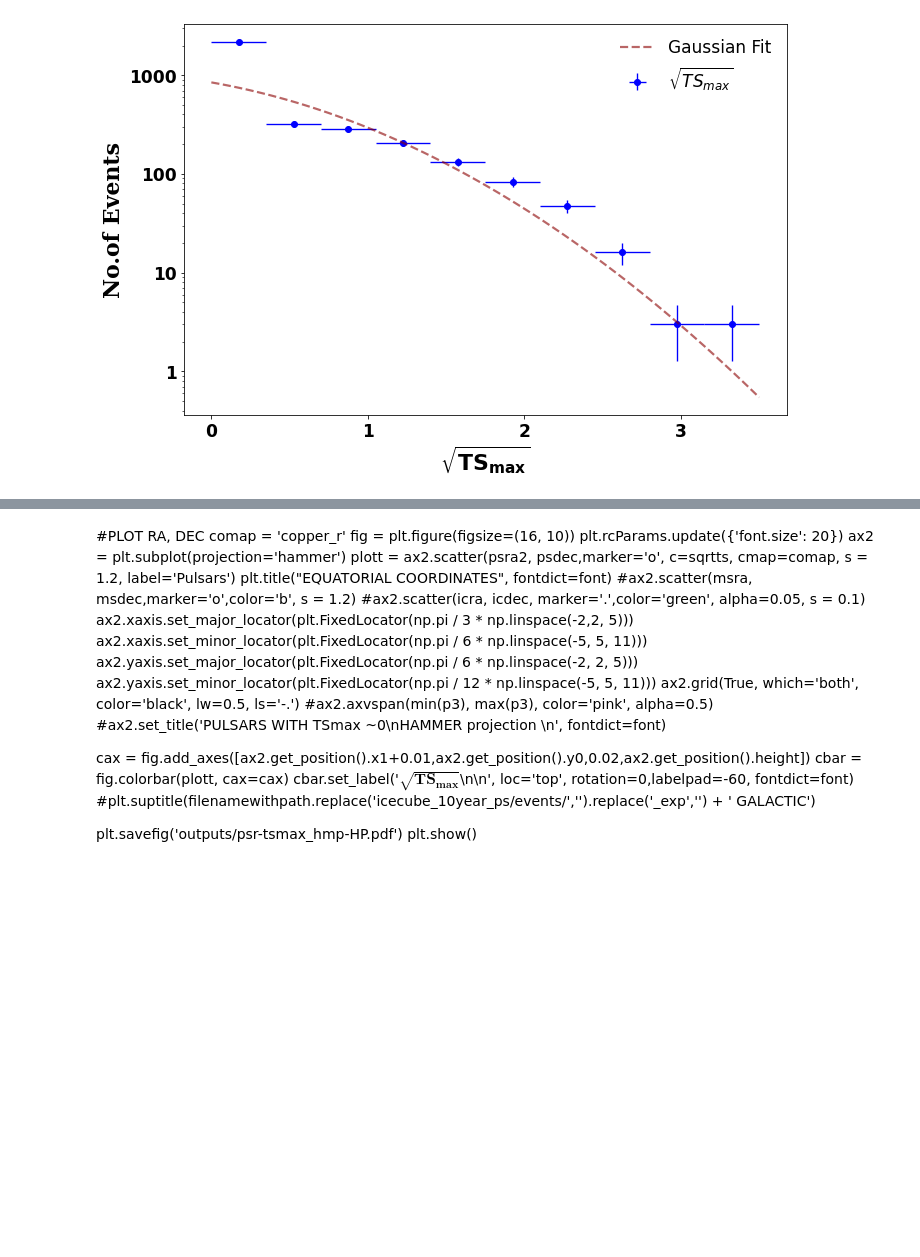
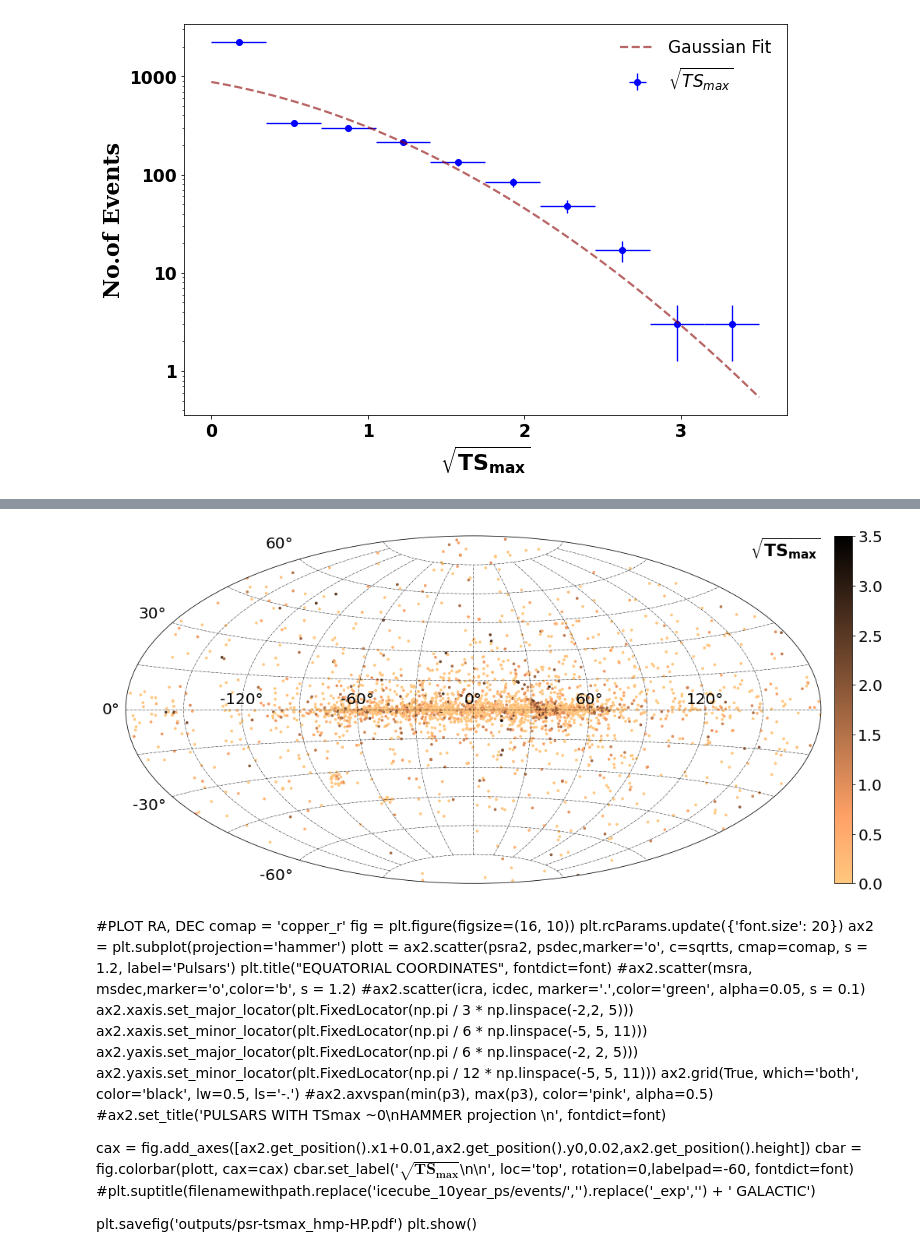
Before and after one commit to DarkWake9/Project-IceCube-Legacy, a Jupyter notebook: task4/task4d.ipynb, the cells around one changed output, grey strips where cells are left out. Drawn from its saved outputs; the diff is of its cells as text; code cells hidden in the pictures; blank space fills up the shorter version.

```diff
--- a/task4/task4d.ipynb
+++ b/task4/task4d.ipynb
@@ -368 +373,23 @@ plt.show()
+# %%
+comap = 'copper_r'
+fig = plt.figure(figsize=(16, 10))
+plt.rcParams.update({'font.size': 20})
+ax2 = plt.subplot(projection='aitoff')
+plott = ax2.scatter(gl, gb,marker='o', c=sqrtts, cmap=comap, s = 7, label='Pulsars')
+#plt.title("GALACTIC COORDINATES", fontdict=font)
+#ax2.scatter(msra, msdec,marker='o',color='b', s = 1.2)
+#ax2.scatter(icra, icdec, marker='.',color='green', alpha=0.05, s = 0.1)
+ax2.xaxis.set_major_locator(plt.FixedLocator(np.pi / 3 * np.linspace(-2,2, 5)))
+ax2.xaxis.set_minor_locator(plt.FixedLocator(np.pi / 6 * np.linspace(-5, 5, 11)))
+ax2.yaxis.set_major_locator(plt.FixedLocator(np.pi / 6 * np.linspace(-2, 2, 5)))
+ax2.yaxis.set_minor_locator(plt.FixedLocator(np.pi / 12 * np.linspace(-5, 5, 11)))
+ax2.grid(True, which='both', color='black', lw=0.5, ls='-.')
+#ax2.axvspan(min(p3), max(p3), color='pink', alpha=0.5)
+#ax2.set_title('PULSARS WITH TSmax ~0\nHAMMER projection \n', fontdict=font)
+
+cax = fig.add_axes([ax2.get_position().x1+0.015,ax2.get_position().y0,0.02,ax2.get_position().height])
+cbar = fig.colorbar(plott, cax=cax)
+cbar.set_label('$\mathbf{\sqrt{TS_{max}}}$\n\n', loc='top', rotation=0,labelpad=-80, fontdict=font)
+# %% [output]
+[figure, added]
 # %% [markdown]
```
Also changed, not shown: parts of 13 cells of this notebook, 6 other files.
